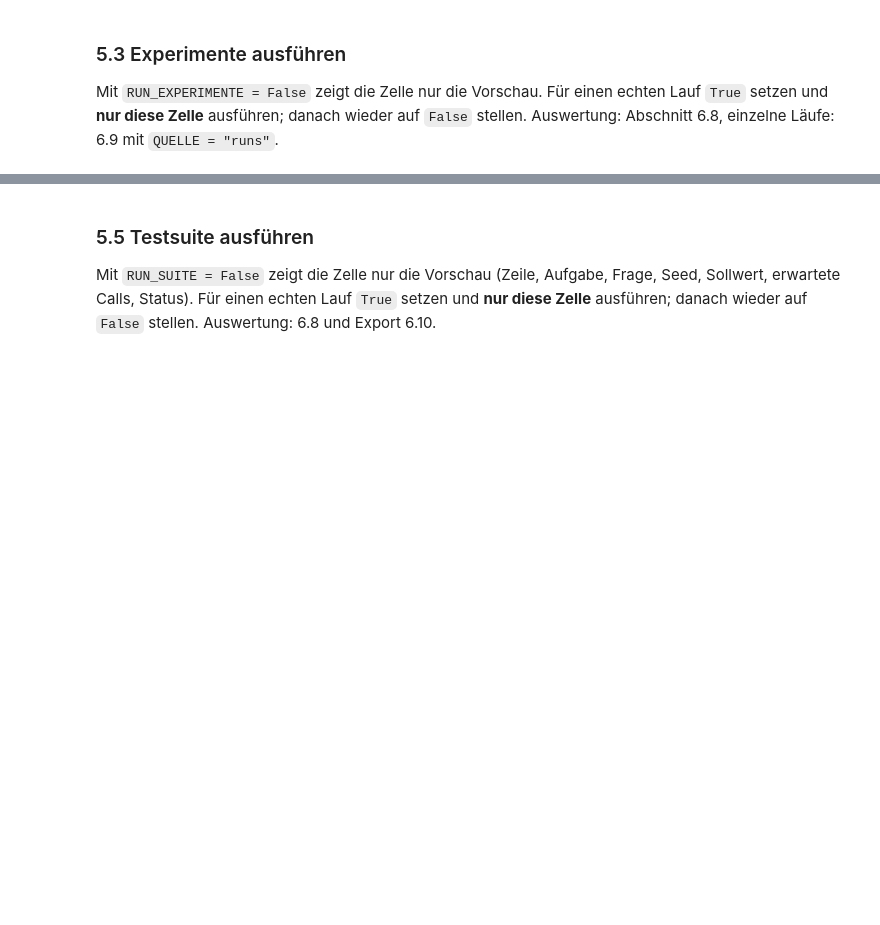
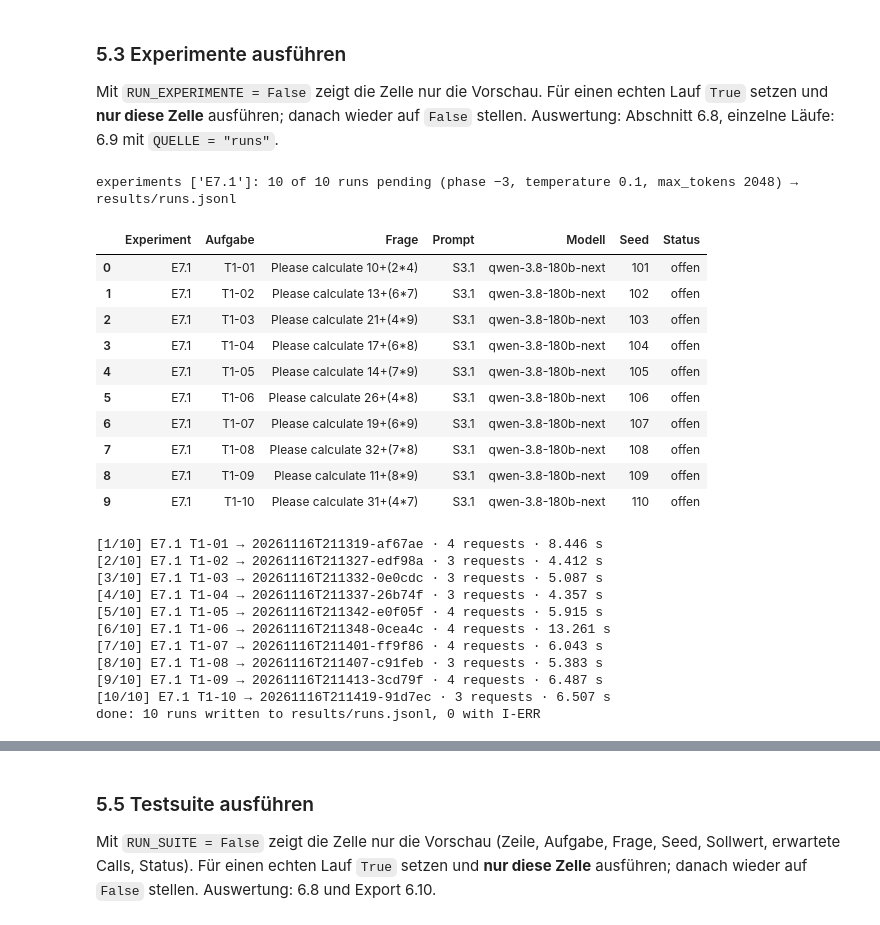
Before and after one commit to lstrozzi/instantrag-poc, a Jupyter notebook: proof-of-concept.ipynb, the cells around one changed output, grey strips where cells are left out. Cells and saved outputs as stored; diff of their text form; code cells hidden in the pictures; blank space fills up the shorter version.

```diff
--- a/proof-of-concept.ipynb
+++ b/proof-of-concept.ipynb
@@ -970,13 +1104,39 @@ print(f"experiment loop checks OK: preview, {run_experiment_loop_checks()} mocke
 
 Mit `RUN_EXPERIMENTE = False` zeigt die Zelle nur die Vorschau. Für einen echten Lauf `True` setzen und **nur diese Zelle** ausführen; danach wieder auf `False` stellen. Auswertung: Abschnitt 6.8, einzelne Läufe: 6.9 mit `QUELLE = "runs"`.
 # %%
-EXPERIMENTE = ["E4"]        # keys of EXPERIMENT_REGISTER, e.g. ["E4", "E1b"]
-RUN_EXPERIMENTE = False     # True sends requests to the LLM endpoint and appends to results/runs.jsonl
+EXPERIMENTE = ["E7.1"]        # keys of EXPERIMENT_REGISTER, e.g. ["E4", "E1b"]
+RUN_EXPERIMENTE = False    # True sends requests to the LLM endpoint and appends to results/runs.jsonl
 
 _missing = [name for name in ("run_logged", "ITEMS", "run_experiments") if name not in globals()]
 if _missing:
     raise RuntimeError("Einrichtung fehlt: Abschnitt 1 (1.1–1.9, ohne 1.8) und Zelle 5.1 ausführen.")
 experiment_records = run_experiments(EXPERIMENTE, RUN_EXPERIMENTE)
+if "refresh_overview" in globals():
+    refresh_overview()  # table in 5.0 with the current run counts
+# %% [output]
+experiments ['E7.1']: 10 of 10 runs pending (phase −3, temperature 0.1, max_tokens 2048) → results/runs.jsonl
+|  | Experiment | Aufgabe | Frage | Prompt | Modell | Seed | Status |
+| 0 | E7.1 | T1-01 | Please calculate 10+(2*4) | S3.1 | qwen-3.8-180b-next | 101 | offen |
+| 1 | E7.1 | T1-02 | Please calculate 13+(6*7) | S3.1 | qwen-3.8-180b-next | 102 | offen |
+| 2 | E7.1 | T1-03 | Please calculate 21+(4*9) | S3.1 | qwen-3.8-180b-next | 103 | offen |
+| 3 | E7.1 | T1-04 | Please calculate 17+(6*8) | S3.1 | qwen-3.8-180b-next | 104 | offen |
+| 4 | E7.1 | T1-05 | Please calculate 14+(7*9) | S3.1 | qwen-3.8-180b-next | 105 | offen |
+| 5 | E7.1 | T1-06 | Please calculate 26+(4*8) | S3.1 | qwen-3.8-180b-next | 106 | offen |
+| 6 | E7.1 | T1-07 | Please calculate 19+(6*9) | S3.1 | qwen-3.8-180b-next | 107 | offen |
+| 7 | E7.1 | T1-08 | Please calculate 32+(7*8) | S3.1 | qwen-3.8-180b-next | 108 | offen |
+| 8 | E7.1 | T1-09 | Please calculate 11+(8*9) | S3.1 | qwen-3.8-180b-next | 109 | offen |
+| 9 | E7.1 | T1-10 | Please calculate 31+(4*7) | S3.1 | qwen-3.8-180b-next | 110 | offen |
+[1/10] E7.1 T1-01 → 20261116T211319-af67ae · 4 requests · 8.446 s
+[2/10] E7.1 T1-02 → 20261116T211327-edf98a · 3 requests · 4.412 s
+[3/10] E7.1 T1-03 → 20261116T211332-0e0cdc · 3 requests · 5.087 s
+[4/10] E7.1 T1-04 → 20261116T211337-26b74f · 3 requests · 4.357 s
+[5/10] E7.1 T1-05 → 20261116T211342-e0f05f · 4 requests · 5.915 s
+[6/10] E7.1 T1-06 → 20261116T211348-0cea4c · 4 requests · 13.261 s
+[7/10] E7.1 T1-07 → 20261116T211401-ff9f86 · 4 requests · 6.043 s
+[8/10] E7.1 T1-08 → 20261116T211407-c91feb · 3 requests · 5.383 s
+[9/10] E7.1 T1-09 → 20261116T211413-3cd79f · 4 requests · 6.487 s
+[10/10] E7.1 T1-10 → 20261116T211419-91d7ec · 3 requests · 6.507 s
+done: 10 runs written to results/runs.jsonl, 0 with I-ERR
 # %% [markdown]
 ### 5.4 Testsuites
 
```
Also changed, not shown: parts of 13 cells of this notebook, 6 other files.
